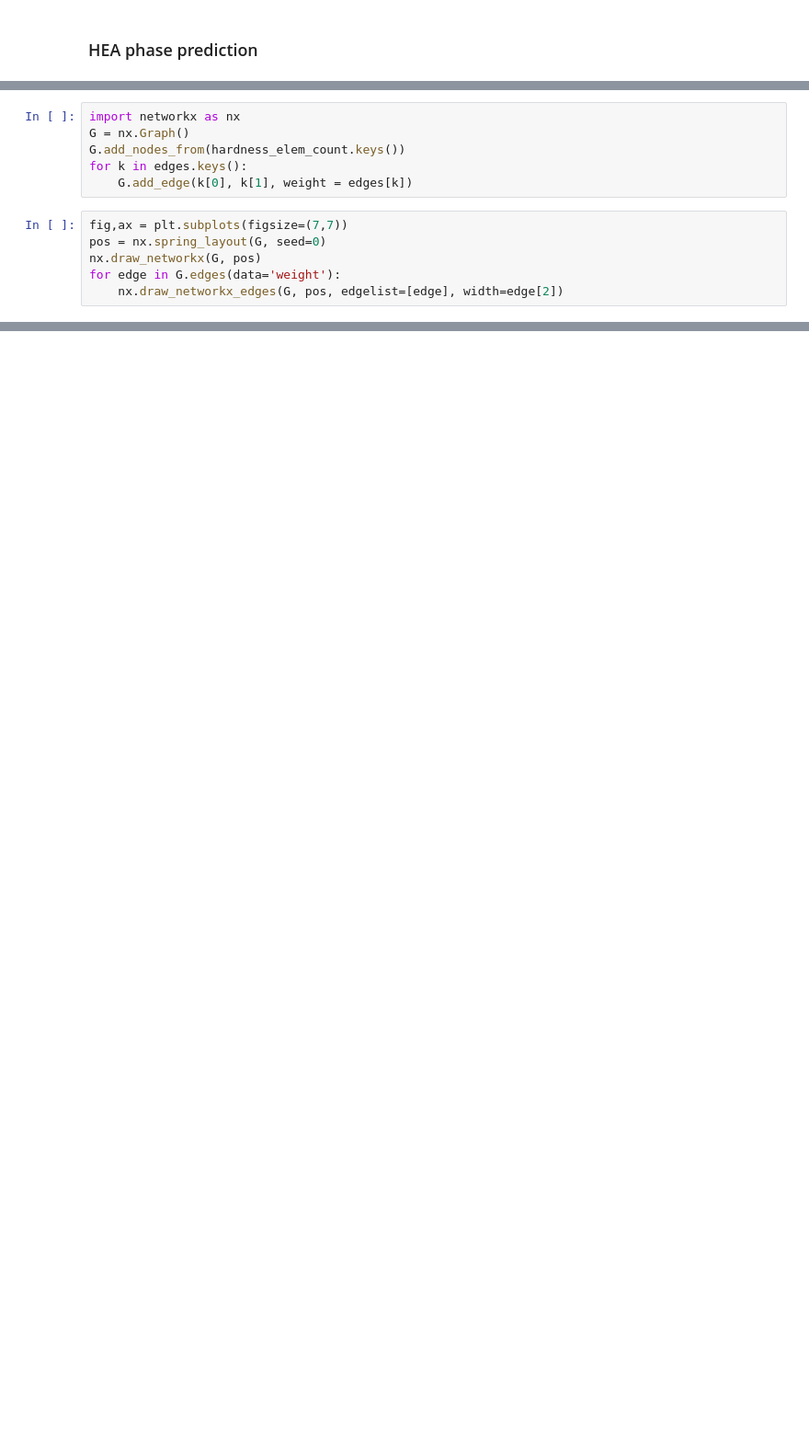
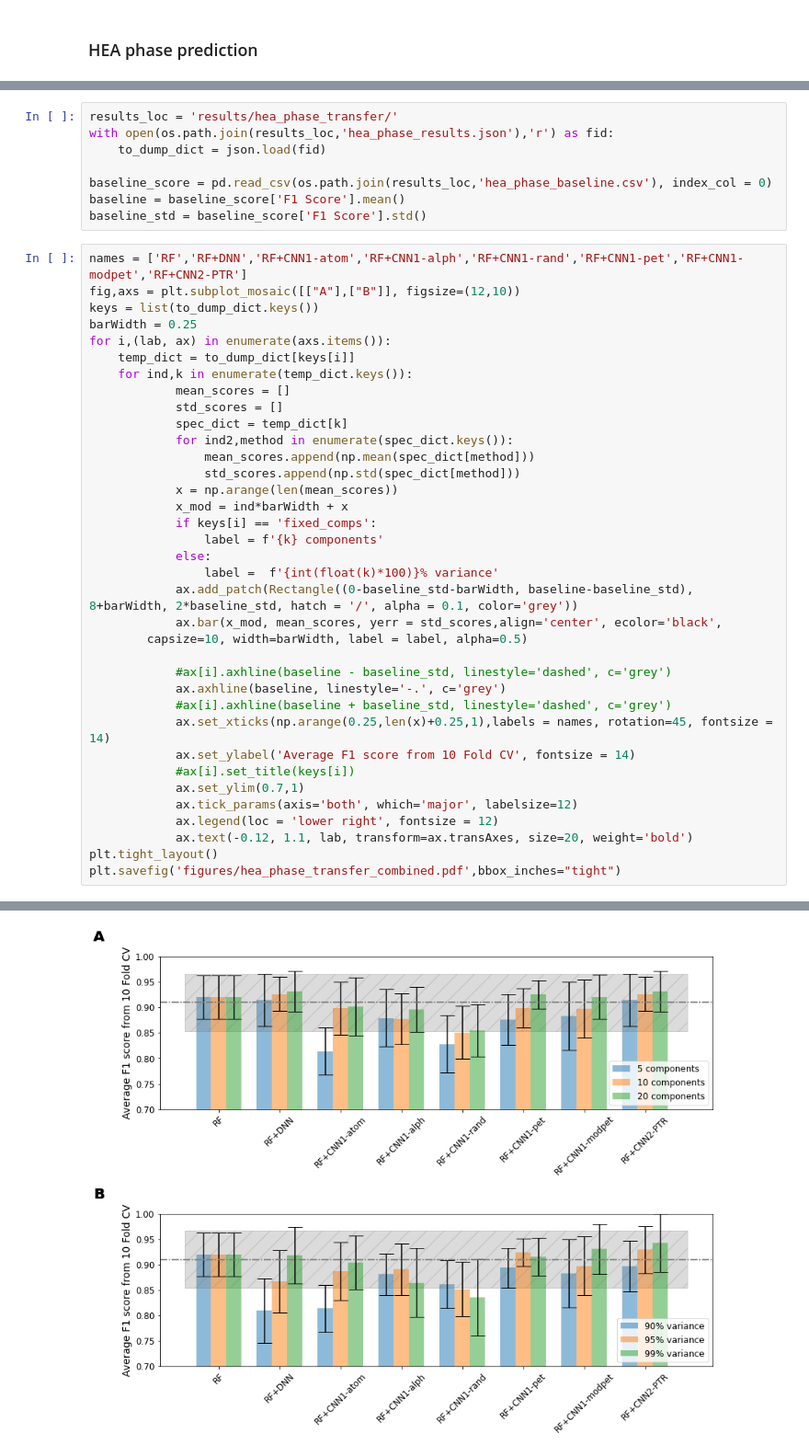
Before and after one commit to dovahkiin0022/representations, a Jupyter notebook: notebooks/visualization.ipynb, the cells around one changed output, grey strips where cells are left out. Shown at 92% size. Saved outputs shown, nothing was run; the diff lists cells and outputs as text; blank space fills up the shorter version.

```diff
--- a/notebooks/visualization.ipynb
+++ b/notebooks/visualization.ipynb
@@ -461,12 +241,0 @@ for k in edges:
-# %%
-import networkx as nx
-G = nx.Graph()
-G.add_nodes_from(hardness_elem_count.keys())
-for k in edges.keys():
-    G.add_edge(k[0], k[1], weight = edges[k])
-# %%
-fig,ax = plt.subplots(figsize=(7,7))
-pos = nx.spring_layout(G, seed=0)
-nx.draw_networkx(G, pos)
-for edge in G.edges(data='weight'):
-    nx.draw_networkx_edges(G, pos, edgelist=[edge], width=edge[2])
@@ -490,0 +242,45 @@ array(['Co', 'Pm', 'Li', 'Te', 'Hf', 'Ir', 'Cl', 'Ho', 'La', 'In', 'Cs',
+# %%
+results_loc = 'results/hea_phase_transfer/'
+with open(os.path.join(results_loc,'hea_phase_results.json'),'r') as fid:
+    to_dump_dict = json.load(fid)
+
+baseline_score = pd.read_csv(os.path.join(results_loc,'hea_phase_baseline.csv'), index_col = 0)
+baseline = baseline_score['F1 Score'].mean()
+baseline_std = baseline_score['F1 Score'].std()
+# %%
+names = ['RF','RF+DNN','RF+CNN1-atom','RF+CNN1-alph','RF+CNN1-rand','RF+CNN1-pet','RF+CNN1-modpet','RF+CNN2-PTR']
+fig,axs = plt.subplot_mosaic([["A"],["B"]], figsize=(12,10))
+keys = list(to_dump_dict.keys())
+barWidth = 0.25
+for i,(lab, ax) in enumerate(axs.items()):
+    temp_dict = to_dump_dict[keys[i]]
+    for ind,k in enumerate(temp_dict.keys()):
+            mean_scores = []
+            std_scores = []
+            spec_dict = temp_dict[k]
+            for ind2,method in enumerate(spec_dict.keys()):
+                mean_scores.append(np.mean(spec_dict[method]))
+                std_scores.append(np.std(spec_dict[method]))
+            x = np.arange(len(mean_scores))
+            x_mod = ind*barWidth + x
+            if keys[i] == 'fixed_comps':
+                label = f'{k} components'
+            else:
+                label =  f'{int(float(k)*100)}% variance'
+            ax.add_patch(Rectangle((0-baseline_std-barWidth, baseline-baseline_std), 8+barWidth, 2*baseline_std, hatch = '/', alpha = 0.1, color='grey'))
+            ax.bar(x_mod, mean_scores, yerr = std_scores,align='center', ecolor='black',
+        capsize=10, width=barWidth, label = label, alpha=0.5)
+
+            #ax[i].axhline(baseline - baseline_std, linestyle='dashed', c='grey')
+            ax.axhline(baseline, linestyle='-.', c='grey')
+            #ax[i].axhline(baseline + baseline_std, linestyle='dashed', c='grey')
+            ax.set_xticks(np.arange(0.25,len(x)+0.25,1),labels = names, rotation=45, fontsize = 14)
+            ax.set_ylabel('Average F1 score from 10 Fold CV', fontsize = 14)
+            #ax[i].set_title(keys[i])
+            ax.set_ylim(0.7,1)
+            ax.tick_params(axis='both', which='major', labelsize=12)
+            ax.legend(loc = 'lower right', fontsize = 12)
+            ax.text(-0.12, 1.1, lab, transform=ax.transAxes, size=20, weight='bold')
+plt.tight_layout()
+plt.savefig('figures/hea_phase_transfer_combined.pdf',bbox_inches="tight")
+# %% [output]
@@ -490,0 +290 @@ array(['Co', 'Pm', 'Li', 'Te', 'Hf', 'Ir', 'Cl', 'Ho', 'La', 'In', 'Cs',
+[figure, added]
```
Also changed, not shown: parts of 68 cells of this notebook, 40 other files.
